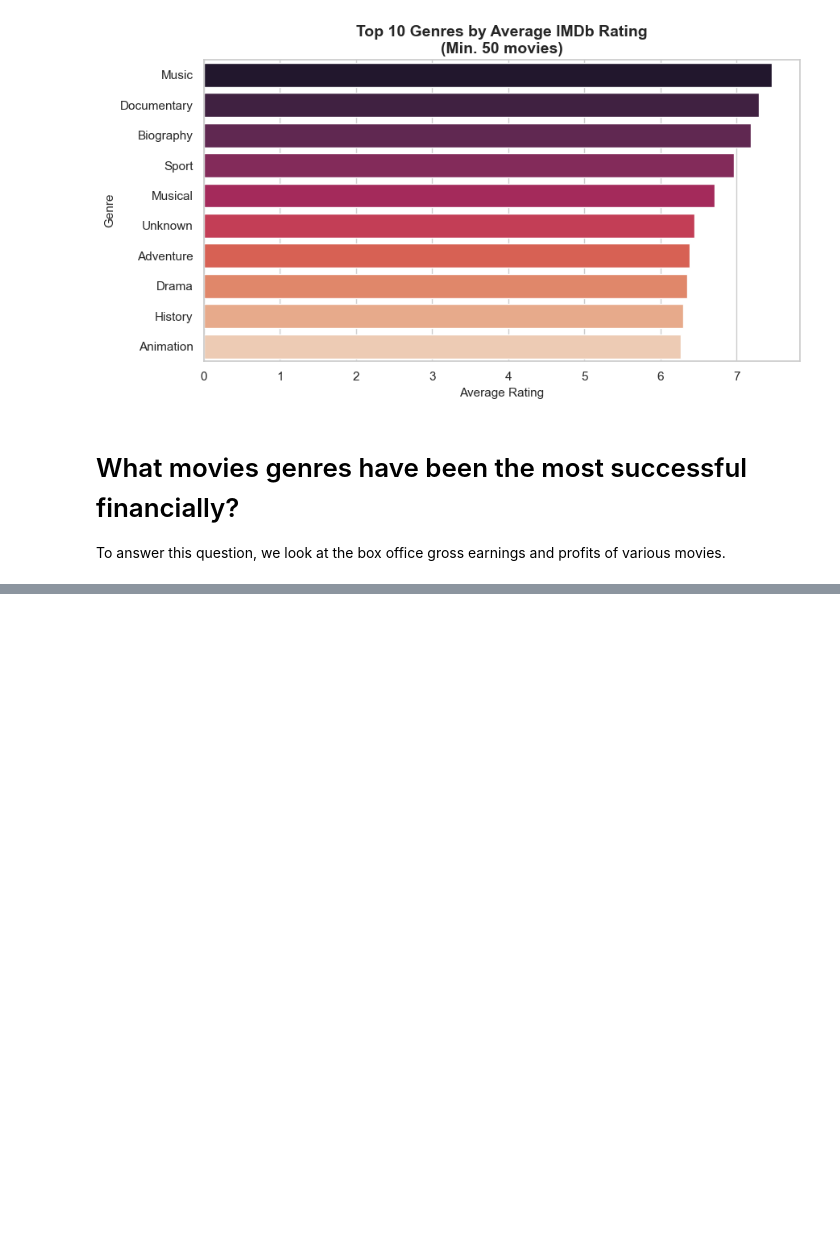
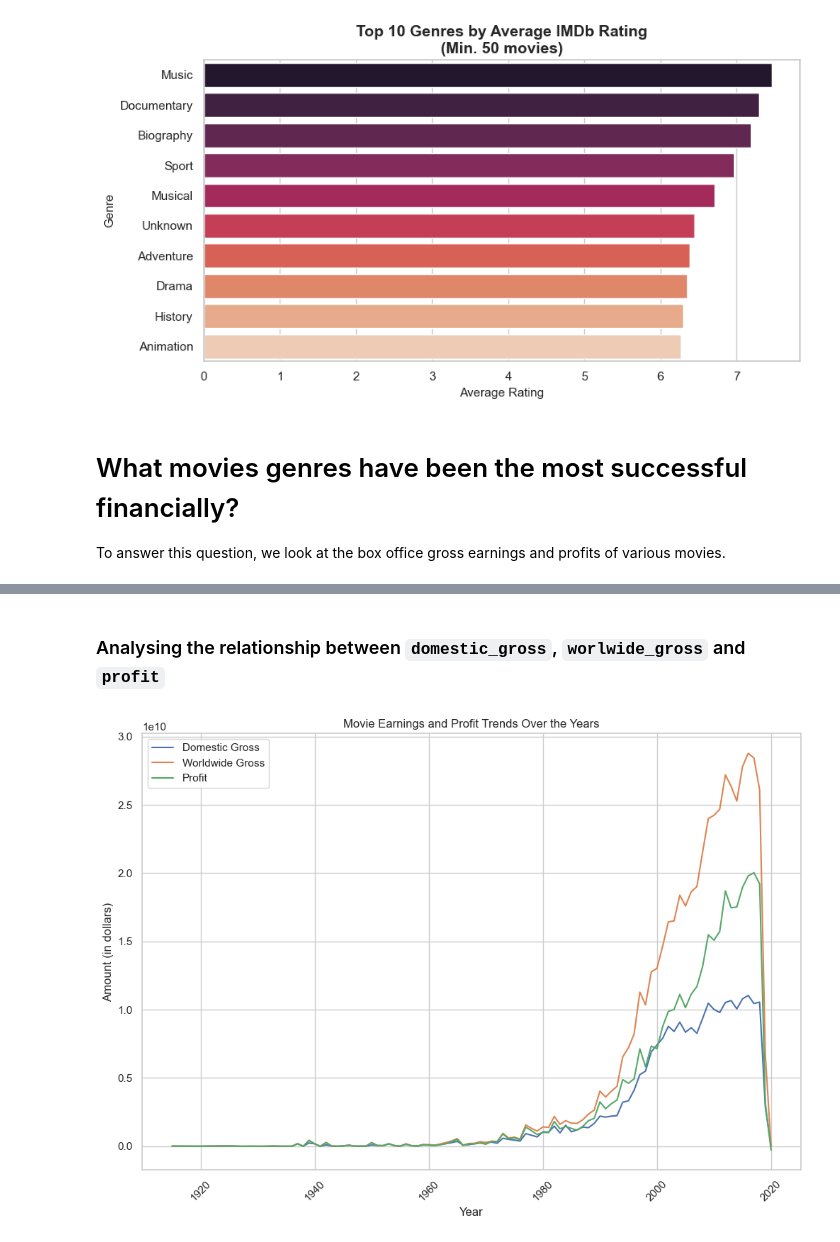
Before and after one commit to lorenaterah/Phase-2-project-G3, a Jupyter notebook: Notebooks/salma.ipynb, the cells around one changed output, grey strips where cells are left out. Drawn from its saved outputs; the diff is of its cells as text; code cells hidden in the pictures; blank space fills up the shorter version.

```diff
--- a/Notebooks/salma.ipynb
+++ b/Notebooks/salma.ipynb
@@ -648,0 +717,27 @@ top_20_movies_domestic = budgets.nlargest(n=20, columns ='domestic_gross')
+# %% [markdown]
+### Analysing the relationship between `domestic_gross`, `worlwide_gross` and `profit`
+# %%
+# plot movie earnings trends over the years and profits
+# Aggregate data by year
+yearly_data = budgets.groupby('release_year').agg({
+    'domestic_gross': 'sum',
+    'worldwide_gross': 'sum',
+    'profit': 'sum'
+}).reset_index()
+
+# Plot the trends
+fig, ax = plt.subplots(figsize=(12, 8))
+
+sns.lineplot(data=yearly_data, x='release_year', y='domestic_gross', label='Domestic Gross', ax=ax)
+sns.lineplot(data=yearly_data, x='release_year', y='worldwide_gross', label='Worldwide Gross', ax=ax)
+sns.lineplot(data=yearly_data, x='release_year', y='profit', label='Profit', ax=ax)
+
+ax.set_xlabel('Year')
+ax.set_ylabel('Amount (in dollars)')
+ax.set_title('Movie Earnings and Profit Trends Over the Years')
+plt.xticks(rotation=45)
+plt.legend()
+
+plt.show()
+# %% [output]
+[figure, added]
```
Also changed, not shown: parts of 32 cells of this notebook.
